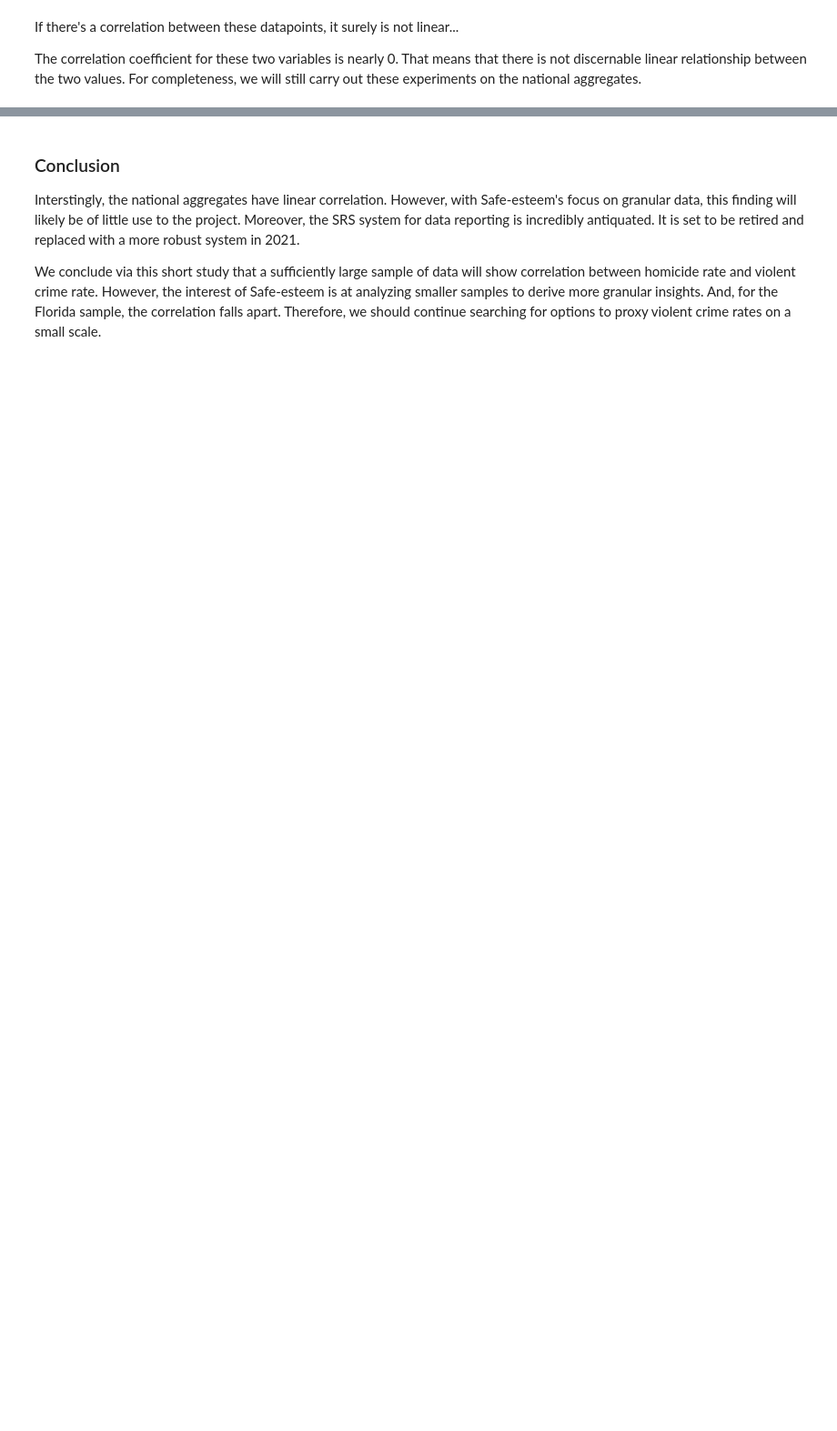
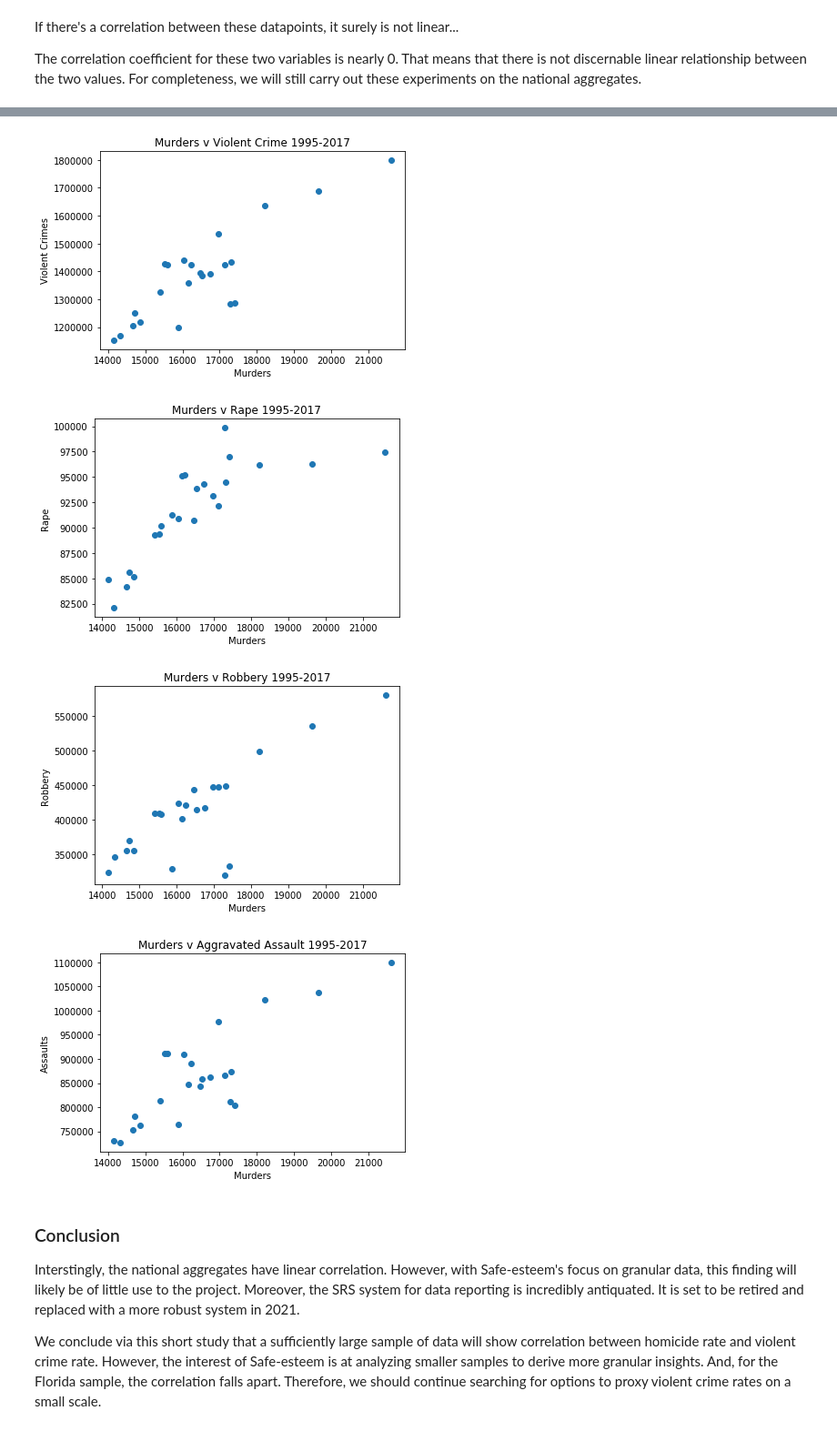
Before and after one commit to aderawill/Safe-esteem, a Jupyter notebook: MurdertoViolentCrime.ipynb, the cells around one changed output, grey strips where cells are left out. Shown: that part at 91% size. Saved outputs shown, nothing was run; the diff lists cells and outputs as text; code cells hidden in the pictures; blank space fills up the shorter version.

```diff
--- a/MurdertoViolentCrime.ipynb
+++ b/MurdertoViolentCrime.ipynb
@@ -83,3 +121,29 @@ plt.show()
+# %%
+plt.scatter(usa['homicide'],usa['violent_crime'])
+plt.title('Murders v Violent Crime 1995-2017')
+plt.xlabel('Murders')
+plt.ylabel('Violent Crimes')
+plt.show()
+plt.scatter(usa['homicide'],usa['rape_legacy'])
+plt.title('Murders v Rape 1995-2017')
+plt.xlabel('Murders')
+plt.ylabel('Rape')
+plt.show()
+plt.scatter(usa['homicide'],usa['robbery'])
+plt.title('Murders v Robbery 1995-2017')
+plt.xlabel('Murders')
+plt.ylabel('Robbery')
+plt.show()
+plt.scatter(usa['homicide'],usa['aggravated_assault'])
+plt.title('Murders v Aggravated Assault 1995-2017')
+plt.xlabel('Murders')
+plt.ylabel('Assaults')
+plt.show()
+# %% [output]
+[figure, added]
+[figure, added]
+[figure, added]
+[figure, added]
 # %% [markdown]
 ### Conclusion
 
```
Also changed, not shown: parts of 7 cells of this notebook.
